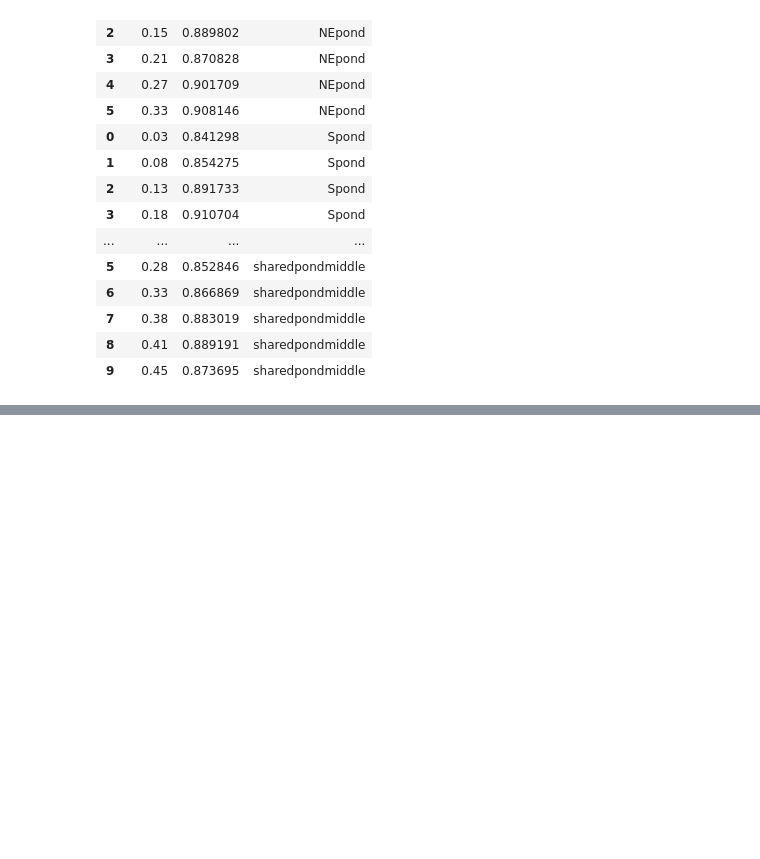
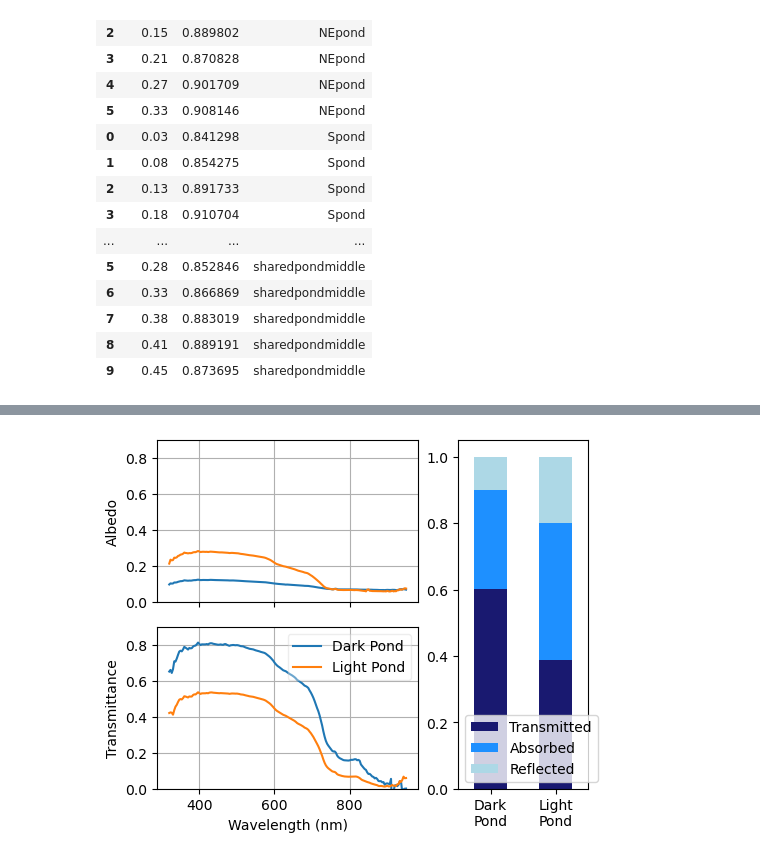
Before and after one commit to davidclemenssewall/contrasts, a Jupyter notebook: pond_highlights_20250802.ipynb, the cells around one changed output, grey strips where cells are left out. Cells and saved outputs as stored; diff of their text form; code cells hidden in the pictures; blank space fills up the shorter version.

```diff
--- a/pond_highlights_20250802.ipynb
+++ b/pond_highlights_20250802.ipynb
@@ -531,0 +635,36 @@ df_dens
+# %%
+
+fig = plt.figure(layout="constrained", figsize=(5,4))
+
+# Create axis grid
+gs = GridSpec(2, 2, figure=fig, width_ratios=[2,1])
+ax2 = fig.add_subplot(gs[1, 0])
+ax1 = fig.add_subplot(gs[0, 0], sharex=ax2)
+plt.setp(ax1.get_xticklabels(), visible=False)
+ax3 = fig.add_subplot(gs[:, 1])
+
+# Plot albedo and transmittance
+sns.lineplot(x='wavelength_nm', y='Albedo', hue='location', ax=ax1,
+            data=df_temp, legend=False)
+ax1.set_ylabel('Albedo')
+ax1.grid()
+ax1.set_ylim([0, 0.9])
+
+sns.lineplot(x='wavelength_nm', y='Transmittance', hue='location', ax=ax2,
+            data=df_temp)
+ax2.set_ylabel('Transmittance')
+ax2.grid()
+ax2.set_ylim([0, 0.9])
+handles0, labels0 = ax2.get_legend_handles_labels()
+ax2.legend(handles=handles0, labels=labels0, loc='upper right', fancybox=True, framealpha=0.35)
+ax2.set_xlabel('Wavelength (nm)')
+
+# Plot integrated quantities
+df_int.plot(kind='bar', stacked=True, ax=ax3, color=['midnightblue', 'dodgerblue', 'lightblue'])
+ax3.set_xticklabels(['Dark\nPond', 'Light\nPond'], rotation=0, ha='center')
+
+
+fig.savefig(os.path.join('..', 'figures', 'r2b_nepond_spond_integrated.png'),
+         dpi=300, bbox_inches='tight')
+# %% [output]
+[figure, added]
```
Also changed, not shown: parts of 8 cells of this notebook.
